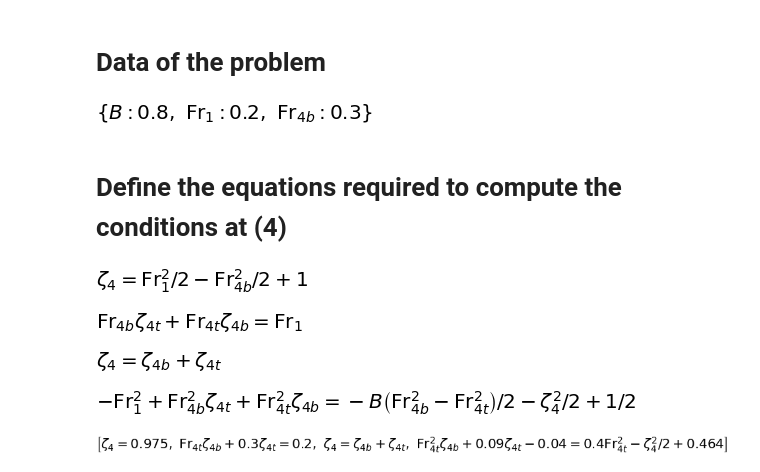
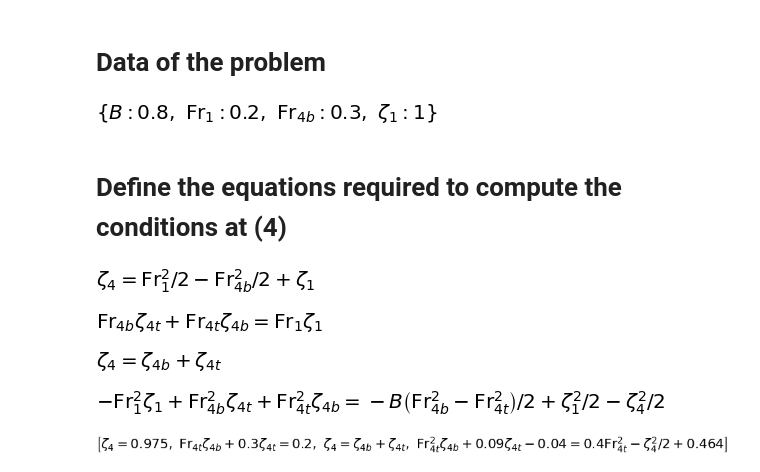
Before and after one commit to Pselae/MCTE_2020_2021, a Jupyter notebook: DiskActuator/Problem1.ipynb, the cells around one changed output. Saved outputs shown, nothing was run; the diff lists cells and outputs as text; code cells hidden in the pictures.

```diff
--- a/DiskActuator/Problem1.ipynb
+++ b/DiskActuator/Problem1.ipynb
@@ -9,7 +9,7 @@ Eq.__getitem__ = lambda self, i: self.args[i]
 # %% [markdown]
 # Define the variables of the problem
 # %%
-ζ4, ζ4t, ζ4b, ζ5 = symbols( r"\zeta_4, \zeta_{4b}, \zeta_{4t}, \zeta_5")
+ζ1, ζ4, ζ4t, ζ4b, ζ5 = symbols( r"\zeta_1, \zeta_4, \zeta_{4b}, \zeta_{4t}, \zeta_5")
 # %%
 Fr1, Fr4, Fr4t, Fr4b, Fr5 = symbols( r"\mathrm{Fr}_1, \mathrm{Fr}_4, \mathrm{Fr}_{4t}, \mathrm{Fr}_{4b}, \mathrm{Fr}_5" )
 # %%
@@ -17,32 +17,32 @@ B = symbols( "B")
 # %% [markdown]
 # Data of the problem
 # %%
-data = { B: 0.8, Fr1: 0.2, Fr4b: 0.3 }
+data = { B: 0.8, ζ1: 1, Fr1: 0.2, Fr4b: 0.3 }
 data
 # %% [output]
-[figure, old version]
+[figure, new version]
 # %% [markdown]
 # Define the equations required to compute the conditions at (4)
 # %%
-EqA1 = Eq( ζ4, 1 + Fr1**2/2 - Fr4b**2/2 )
+EqA1 = Eq( ζ4, ζ1 + Fr1**2/2 - Fr4b**2/2 )
 EqA1
 # %% [output]
-[figure, old version]
+[figure, new version]
 # %%
-EqA2 = Eq( Fr4t * ζ4t + Fr4b * ζ4b, Fr1 )
+EqA2 = Eq( Fr4t * ζ4t + Fr4b * ζ4b, Fr1 * ζ1 )
 EqA2
 # %% [output]
-[figure, old version]
+[figure, new version]
 # %%
 EqA3 = Eq( ζ4, ζ4t + ζ4b )
 EqA3
 # %% [output]
 [figure]
 # %%
-EqA4 = Eq( Fr4t**2 * ζ4t + Fr4b**2 * ζ4b - Fr1**2, -(ζ4**2-1)/2 - B/2*(Fr4b**2 - Fr4t**2) )
+EqA4 = Eq( Fr4t**2 * ζ4t + Fr4b**2 * ζ4b - Fr1**2 * ζ1, -( ζ4**2 - ζ1**2 )/2 - B/2*(Fr4b**2 - Fr4t**2) )
 EqA4
 # %% [output]
-[figure, old version]
+[figure, new version]
 # %%
 sys1 = [ EqA1.subs(data), EqA2.subs(data), EqA3.subs(data), EqA4.subs(data) ]
 sys1
```
Also changed, not shown: parts of 1 cell of this notebook.
